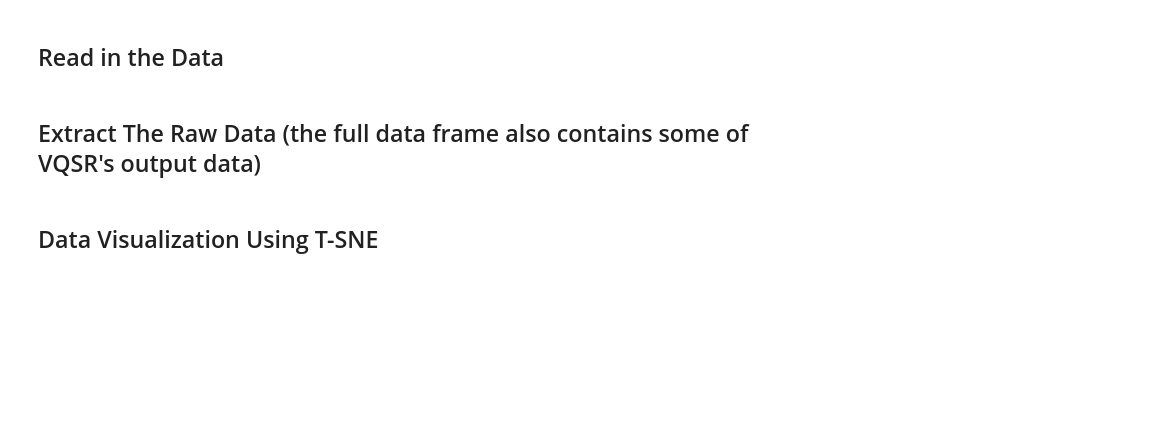
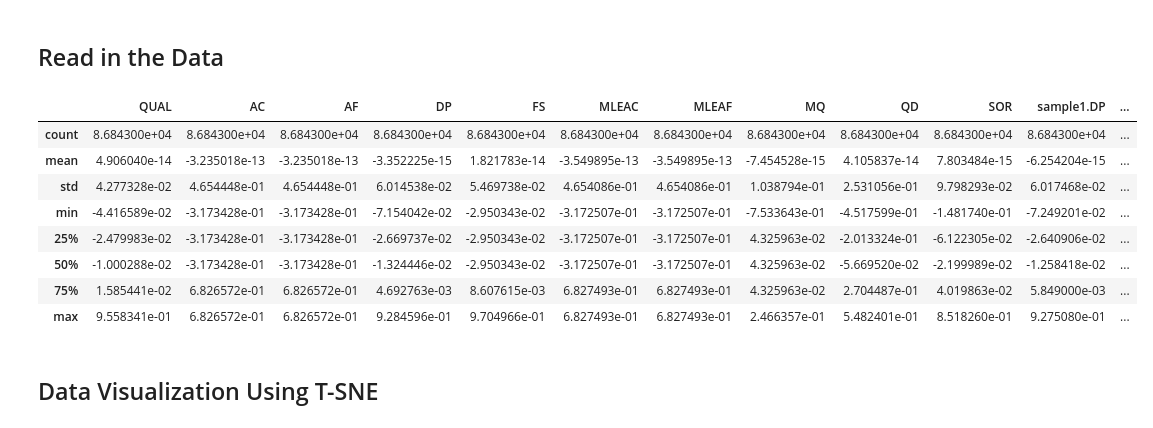
Before and after one commit to nmchaves/variant-call-filter, a Jupyter notebook: visualize_vcf_features.ipynb, the cells around one changed output. Drawn from its saved outputs; the diff is of its cells as text; code cells hidden in the pictures; blank space fills up the shorter version.

```diff
--- a/visualize_vcf_features.ipynb
+++ b/visualize_vcf_features.ipynb
@@ -12,2 +9,0 @@ vcf_data = pd.read_csv('data/preprocessed/vcf_features_with_labels.txt', sep='\t
-# %% [markdown]
-## Extract The Raw Data (the full data frame also contains some of VQSR's output data)
@@ -32,3 +10,21 @@ vcf_raw_data = vcf_data[feature_names]
+# %%
+file_dir = 'data/processed2/'
+filename = 'NA12878.LowSeq.illumina.bwa.sorted.dedup.20.sam.wFlag.qual.recalibrated.filtered.noNAN.scaled.withGndTruthLabels.table'
+
+df = pd.read_csv(file_dir + filename, sep='\t')
+gnd_truth = df['GROUND_TRUTH']
+df = df.drop(['Unnamed: 0', 'GROUND_TRUTH', 'FILTER'], axis=1)
+df.describe()
+# %% [output]
+|  | QUAL | AC | AF | DP | FS | MLEAC | MLEAF | MQ | QD | SOR | sample1.DP | ... |
+| count | 8.684300e+04 | 8.684300e+04 | 8.684300e+04 | 8.684300e+04 | 8.684300e+04 | 8.684300e+04 | 8.684300e+04 | 8.684300e+04 | 8.684300e+04 | 8.684300e+04 | 8.684300e+04 | ... |
+| mean | 4.906040e-14 | -3.235018e-13 | -3.235018e-13 | -3.352225e-15 | 1.821783e-14 | -3.549895e-13 | -3.549895e-13 | -7.454528e-15 | 4.105837e-14 | 7.803484e-15 | -6.254204e-15 | ... |
+| std | 4.277328e-02 | 4.654448e-01 | 4.654448e-01 | 6.014538e-02 | 5.469738e-02 | 4.654086e-01 | 4.654086e-01 | 1.038794e-01 | 2.531056e-01 | 9.798293e-02 | 6.017468e-02 | ... |
+| min | -4.416589e-02 | -3.173428e-01 | -3.173428e-01 | -7.154042e-02 | -2.950343e-02 | -3.172507e-01 | -3.172507e-01 | -7.533643e-01 | -4.517599e-01 | -1.481740e-01 | -7.249201e-02 | ... |
+| 25% | -2.479983e-02 | -3.173428e-01 | -3.173428e-01 | -2.669737e-02 | -2.950343e-02 | -3.172507e-01 | -3.172507e-01 | 4.325963e-02 | -2.013324e-01 | -6.122305e-02 | -2.640906e-02 | ... |
+| 50% | -1.000288e-02 | -3.173428e-01 | -3.173428e-01 | -1.324446e-02 | -2.950343e-02 | -3.172507e-01 | -3.172507e-01 | 4.325963e-02 | -5.669520e-02 | -2.199989e-02 | -1.258418e-02 | ... |
+| 75% | 1.585441e-02 | 6.826572e-01 | 6.826572e-01 | 4.692763e-03 | 8.607615e-03 | 6.827493e-01 | 6.827493e-01 | 4.325963e-02 | 2.704487e-01 | 4.019863e-02 | 5.849000e-03 | ... |
+| max | 9.558341e-01 | 6.826572e-01 | 6.826572e-01 | 9.284596e-01 | 9.704966e-01 | 6.827493e-01 | 6.827493e-01 | 2.466357e-01 | 5.482401e-01 | 8.518260e-01 | 9.275080e-01 | ... |
 # %% [markdown]
 ## Data Visualization Using T-SNE
 # %%
```
Also changed, not shown: parts of 8 cells of this notebook.
